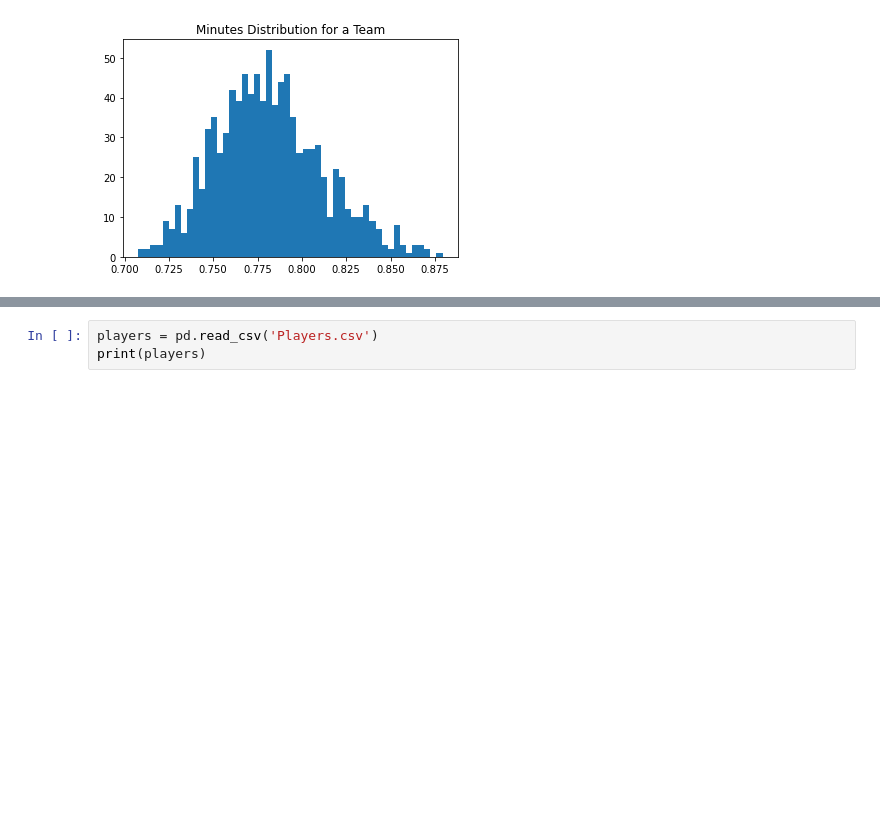
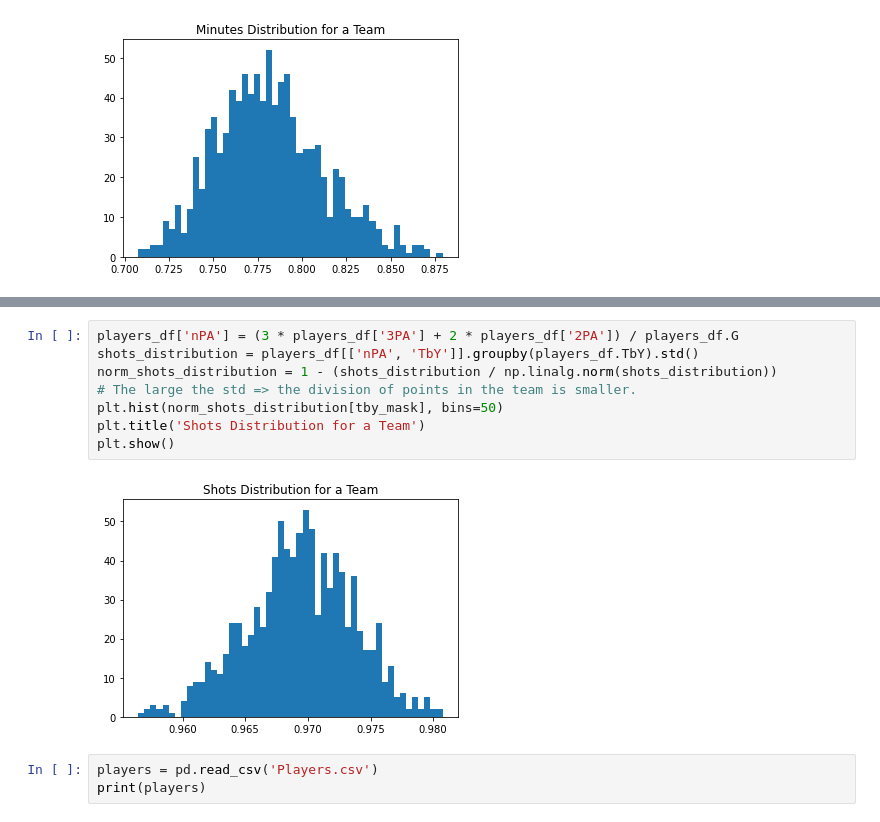
Before and after one commit to canudi/BD_final_project, a Jupyter notebook: final.ipynb, the cells around one changed output, grey strips where cells are left out. Drawn from its saved outputs; the diff is of its cells as text; blank space fills up the shorter version.

```diff
--- a/final.ipynb
+++ b/final.ipynb
@@ -84,3 +85,13 @@ plt.show()
+# %%
+players_df['nPA'] = (3 * players_df['3PA'] + 2 * players_df['2PA']) / players_df.G
+shots_distribution = players_df[['nPA', 'TbY']].groupby(players_df.TbY).std()
+norm_shots_distribution = 1 - (shots_distribution / np.linalg.norm(shots_distribution))
+# The large the std => the division of points in the team is smaller.
+plt.hist(norm_shots_distribution[tby_mask], bins=50)
+plt.title('Shots Distribution for a Team')
+plt.show()
+# %% [output]
+[figure, added]
 # %%
 players = pd.read_csv('Players.csv')
 print(players)
```
Also changed, not shown: parts of 1 cell of this notebook.
